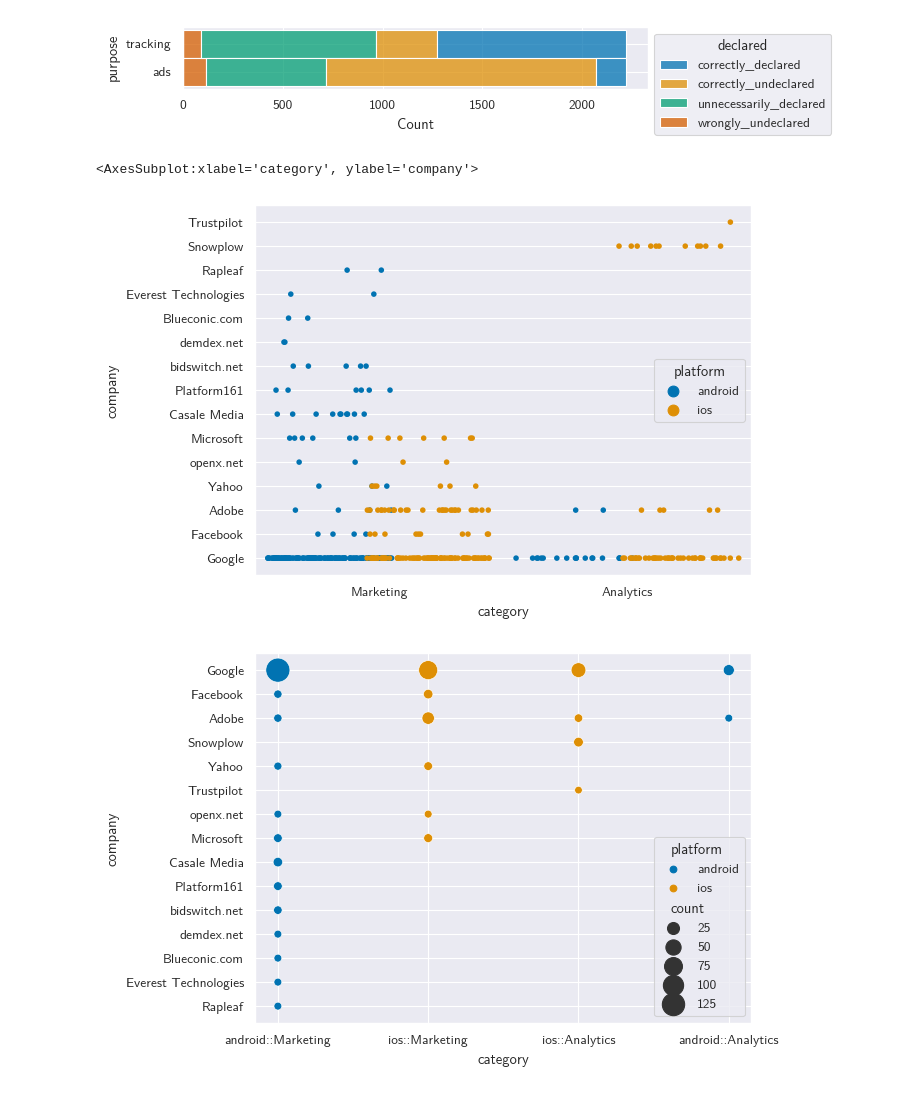
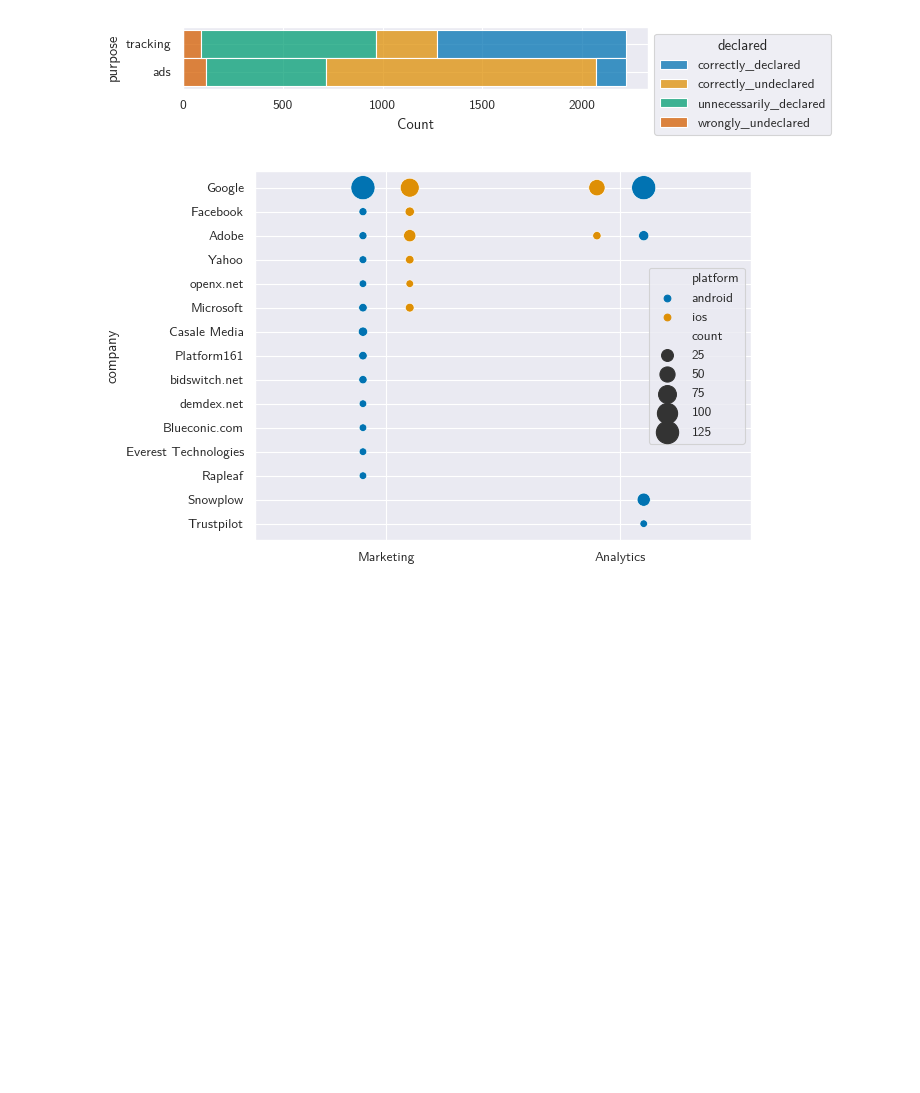
Before and after one commit to baltpeter/thesis-mobile-consent-dialogs, a Jupyter notebook: src/graphs.ipynb, the cells around one changed output. Cells and saved outputs as stored; diff of their text form; code cells hidden in the pictures; blank space fills up the shorter version.

```diff
--- a/src/graphs.ipynb
+++ b/src/graphs.ipynb
@@ -197,19 +206,30 @@ sns.move_legend(ax, "upper left", bbox_to_anchor=(1, 1))
 # %% [output]
 [figure]
 [figure]
-# %%
-csv = pd.read_csv(os.path.join(
-    data_dir, 'cookies.csv'), on_bad_lines='error')
-fig, ax = plt.subplots()
-sns.stripplot(x="category", y="company", hue="platform",
-              jitter=0.5, dodge=True, size=4, data=csv, ax=ax)
-
-csv = pd.read_csv(os.path.join(
-    data_dir, 'cookie_counts.csv'), on_bad_lines='error')
-fig, ax = plt.subplots()
-sns.scatterplot(x="category", y="company", hue="platform",
-              size="count", sizes=(30,300), data=csv, ax=ax)
-# %% [output]
-<AxesSubplot:xlabel='category', ylabel='company'>
-[figure, removed]
-[figure, removed]
+# %%
+csv = pd.read_csv(os.path.join(
+    data_dir, 'cookie_counts.csv'), on_bad_lines='error')
+
+x_labels = csv['category'].unique()
+
+fig, ax = plt.subplots()
+
+for i, label in enumerate(x_labels):
+    rows = csv.loc[csv['category'] == label]
+
+    x = [i + (-0.1 if platform == 'android' else 0.1) for platform in rows['platform']]
+    sns.scatterplot(x=x, y="company", hue="platform",
+                size="count", sizes=(30, 300), data=rows, ax=ax, legend=i==0)
+
+ax.set_xticks(range(0, len(x_labels)))
+ax.set_xticklabels(x_labels)
+
+x_min, x_max = ax.get_xlim()
+ax.set_xlim(x_min-0.4, x_max+0.4)
+
+sns.move_legend(ax, "center right")
+
+fig.savefig(os.path.join(graphs_dir, 'cookies.pdf'),
+            bbox_inches="tight", pad_inches=0)
+# %% [output]
+[figure, added]
```
Also changed, not shown: parts of 1 cell of this notebook, 17 other files.
